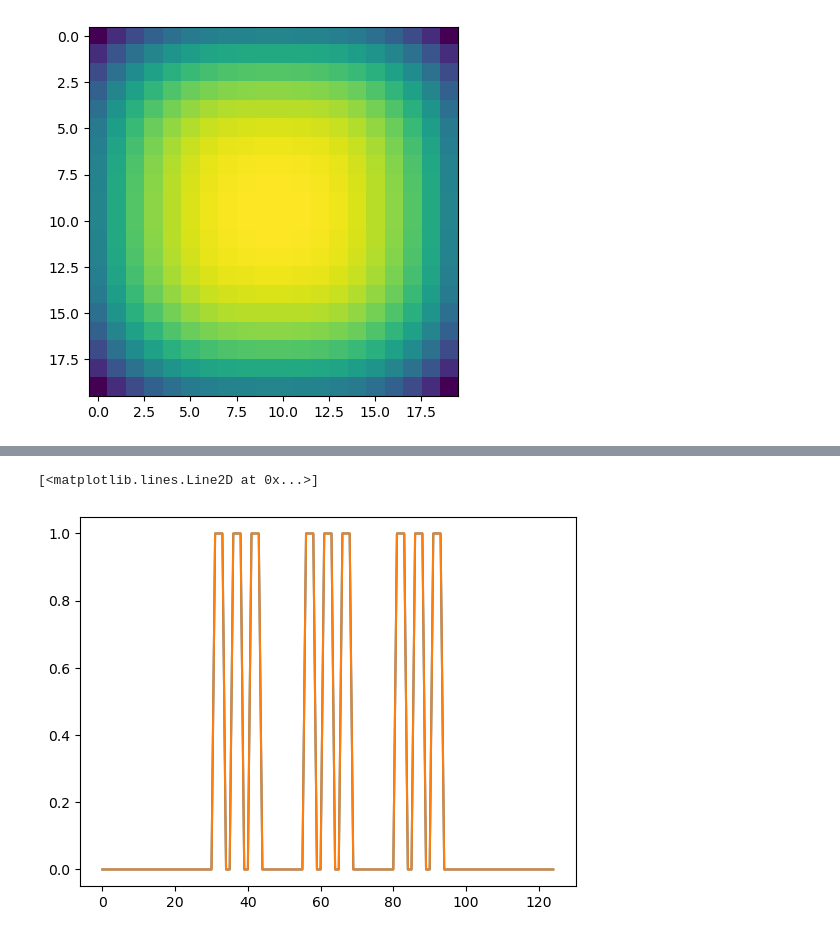
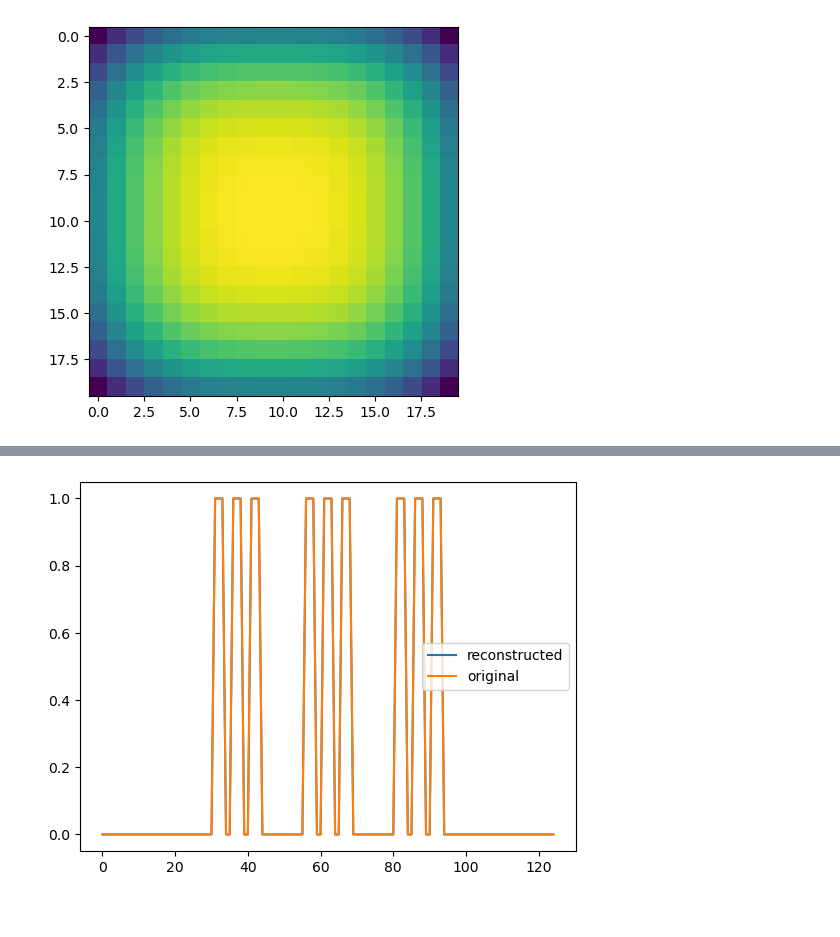
Before and after one commit to CambridgeSolidMechanics/tomography-registration-tools, a Jupyter notebook: examples/bspline_inverse.ipynb, the cells around one changed output, grey strips where cells are left out. Drawn from its saved outputs; the diff is of its cells as text; code cells hidden in the pictures.

```diff
--- a/examples/bspline_inverse.ipynb
+++ b/examples/bspline_inverse.ipynb
@@ -221,22 +35,0 @@ plt.plot(w)
-# %%
-weights = np.array([[0,0,0,0,0],[0,1,1,1,0],[0,1,1,1,0],[0,1,1,1,0],[0,0,0,0,0]]).reshape(1,5,5)
-weights = np.stack([np.zeros_like(weights), weights, weights, weights, np.zeros_like(weights)]).reshape(1,5,5,5)
-tbf = BSplineField(weights, False)
-x = np.linspace(-1+1e-4, 1-1e-4, 20)
-y = np.linspace(-1+1e-4, 1-1e-4, 20)
-z = np.linspace(-1+1e-4, 1-1e-4, 20)
-X,Y,Z = [torch.tensor(xi) for xi in np.meshgrid(x,y,z, indexing='ij')]
-_x, _y, _z = torch.stack([X.flatten(), Y.flatten(), Z.flatten()], dim=0)
-A = tbf.get_A_matrix(_x, _y, _z)
-u = A.numpy() @ weights.flatten()
-u = u.reshape(X.shape)
-plt.imshow(u[:,:,2])
-plt.show()
-assert np.allclose(u, tbf.displacement(X, Y, Z, 0).numpy(), equal_nan=True)
-# u = bf.displacement(X, Y, 0)
-# plt.imshow(u)
-# plt.show()
-w = torch.linalg.lstsq(A.double(), torch.tensor(u).flatten().double(), rcond=None).solution
-assert np.allclose(w, weights.flatten())
-assert np.allclose(tbf.compute_weights_from_displacement(_x, _y, _z, torch.tensor(u).flatten().double()).numpy(), weights.flatten())
-assert np.allclose(u, bf.displacement(X.numpy(), Y.numpy(), Z.numpy(), 0), equal_nan=True)
@@ -245,6 +36,7 @@ assert np.allclose(u, bf.displacement(X.numpy(), Y.numpy(), Z.numpy(), 0), equal
 # %%
-plt.plot(tbf.compute_weights_from_displacement(_x, _y, _z, torch.tensor(u.flatten())).numpy())
-plt.plot(weights.flatten())
+plt.plot(tbf.compute_weights_from_displacement(_x, _y, _z, u.flatten()).flatten().numpy(), label='reconstructed')
+plt.plot(weights.flatten().numpy(), label='original')
+plt.legend()
+plt.show()
 # %% [output]
-[<matplotlib.lines.Line2D at 0x...>]
-[figure, old version]
+[figure, new version]
```
Also changed, not shown: parts of 18 cells of this notebook, 1 other file.
